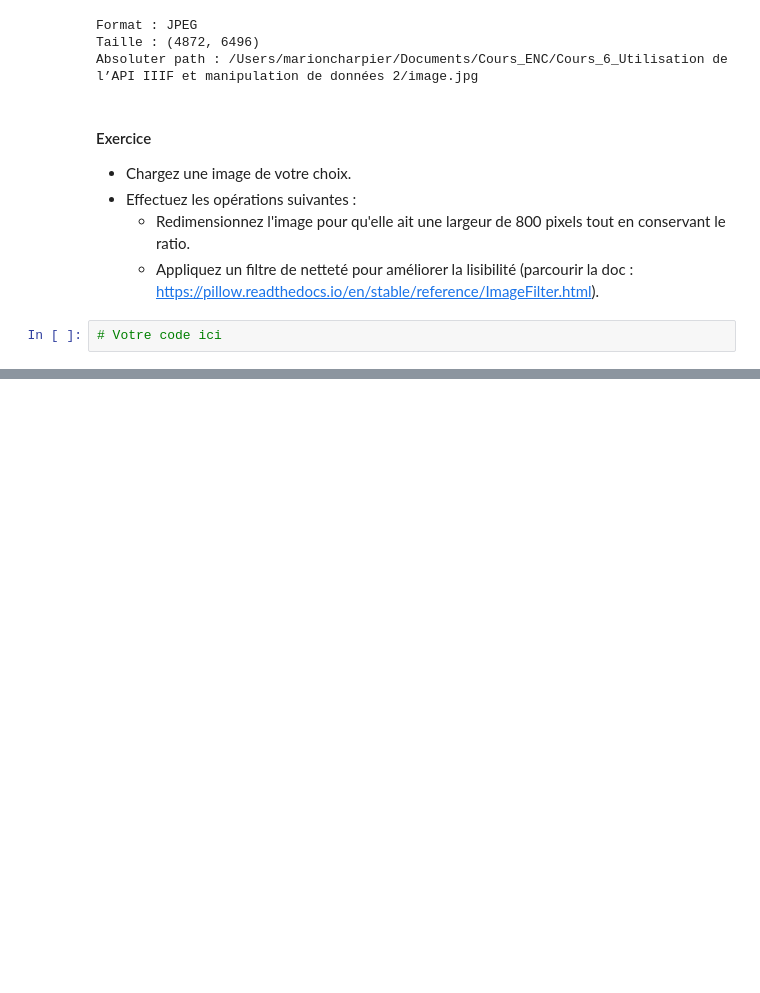
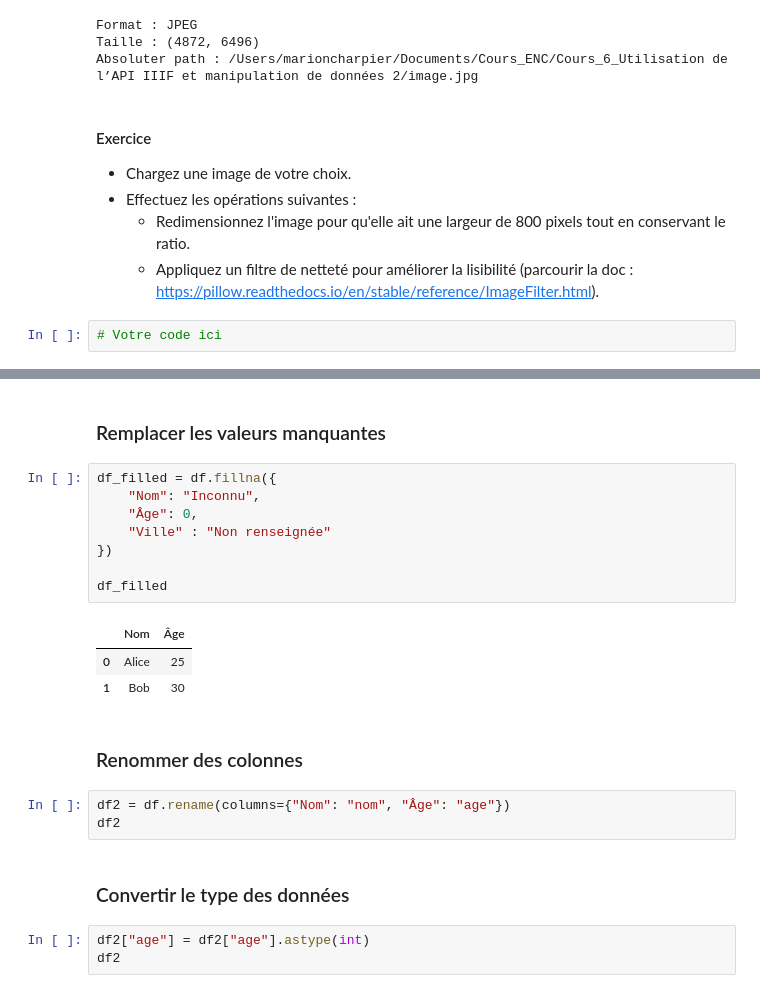
Before and after one commit to Chaouabti/Cours_ENC_Introduction_programmation_Python, a Jupyter notebook: Cours_6_Utilisation_IIIF_manipulation_données_2/Cours_6_Utilisation de l’API IIIF et manipulation de données_2.ipynb, the cells around one changed output, grey strips where cells are left out. Saved outputs shown, nothing was run; the diff lists cells and outputs as text; blank space fills up the shorter version.

```diff
--- a/Cours_6_Utilisation_IIIF_manipulation_données_2/Cours_6_Utilisation de l’API IIIF et manipulation de données_2.ipynb
+++ b/Cours_6_Utilisation_IIIF_manipulation_données_2/Cours_6_Utilisation de l’API IIIF et manipulation de données_2.ipynb
@@ -605,0 +705,24 @@ Absoluter path : /Users/marioncharpier/Documents/Cours_ENC/Cours_6_Utilisation d
+# %% [markdown]
+### Remplacer les valeurs manquantes
+# %%
+df_filled = df.fillna({
+    "Nom": "Inconnu",
+    "Âge": 0,
+    "Ville" : "Non renseignée"
+})
+
+df_filled
+# %% [output]
+|  | Nom | Âge |
+| 0 | Alice | 25 |
+| 1 | Bob | 30 |
+# %% [markdown]
+### Renommer des colonnes
+# %%
+df2 = df.rename(columns={"Nom": "nom", "Âge": "age"})
+df2
+# %% [markdown]
+### Convertir le type des données
+# %%
+df2["age"] = df2["age"].astype(int)
+df2
```
Also changed, not shown: parts of 30 cells of this notebook.
